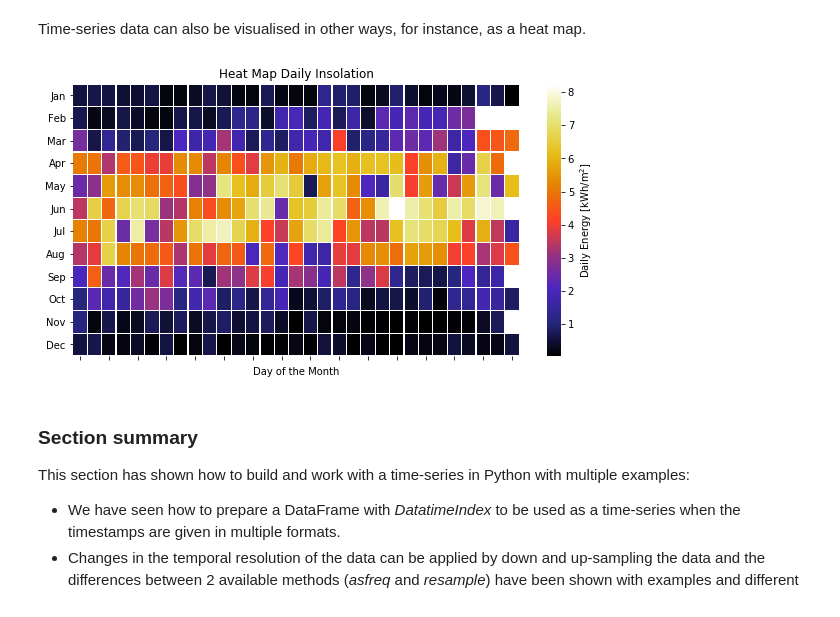
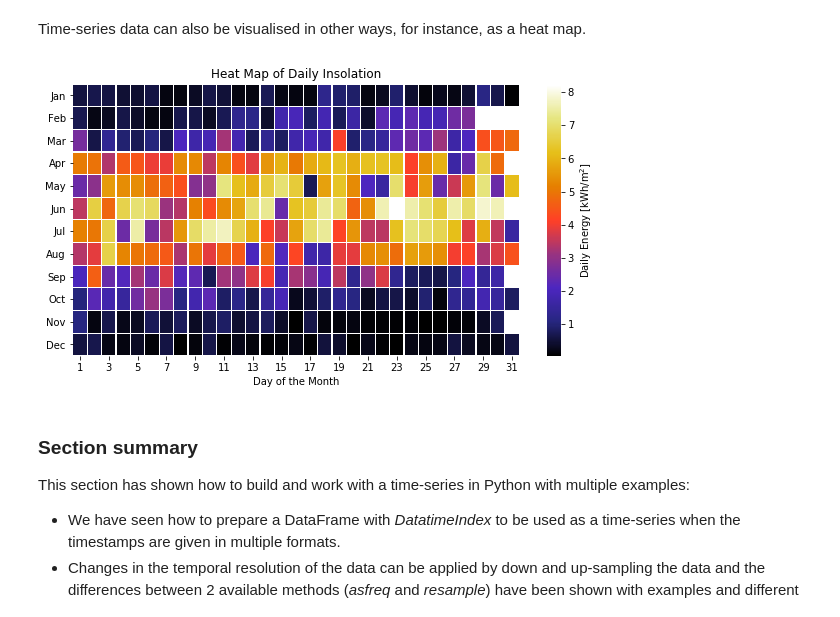
Before and after one commit to tiba-lab/Solar-Resource-Assessment-in-Python, a Jupyter notebook: notebooks/manipulating_time_series.ipynb, the cells around one changed output. Cells and saved outputs as stored; diff of their text form; code cells hidden in the pictures.

Commit message:
Add files via upload
Updated time-series section. An additional example in the visualization section to plot non-consecutive days.

```diff
--- a/notebooks/manipulating_time_series.ipynb
+++ b/notebooks/manipulating_time_series.ipynb
@@ -559,32 +579,32 @@ Time-series data can also be visualised in other ways, for instance, as a heat m
 # %%
 # Prepare the data for heat map of hourly insolation
 energy_array = pd.DataFrame() # empty DataFrame for the results
 for i in range(1,13): # iterate over months
     # select the data in the month and eliminate the datetimeindex
     df_month = daily_energy[daily_energy.index.month==i].reset_index(drop=True)
     # rename the column with the number of the month
     df_month.columns = [str(i)]
     # Append results to the DataFrame
     energy_array = pd.concat([energy_array, df_month], axis=1)
 # Transpose to have months in y-axis and days in x-axis
 energy_array = energy_array.transpose()
 # Rename the columns of the days
 energy_array.columns = np.arange(1, 32)
 
 # Plot heat map of daily insolation
 months = ['Jan', 'Feb', 'Mar', 'Apr', 'May', 'Jun', # month labels
           'Jul', 'Aug', 'Sep', 'Oct', 'Nov', 'Dec']
 plt.figure(figsize=(10, 5))
 ax = sns.heatmap(energy_array, cmap='CMRmap', linewidths=0.2, # plot heatmap with Seaborn (sns) library
                 xticklabels=2, annot=False,
                 cbar_kws={'label': 'Daily Energy [kWh/m$^2$]'})
-ax.set_title('Heat Map Daily Insolation') # add title
+ax.set_title('Heat Map of Daily Insolation') # add title
 ax.set_yticklabels(months,rotation=0) # add the months as tick-labels for the y-axis
-ax.set_xticklabels(axs[1].get_xticklabels(),rotation=0) # add the days as tick-labels for the x-axis
+ax.set_xticklabels(ax.get_xticklabels(),rotation=0) # add the days as tick-labels for the x-axis
 ax.set_xlabel('Day of the Month')
 plt.show()
 # %% [output]
-[figure, old version]
+[figure, new version]
 # %% [markdown]
 ### Section summary
 
```
Also changed, not shown: parts of 5 cells of this notebook.
